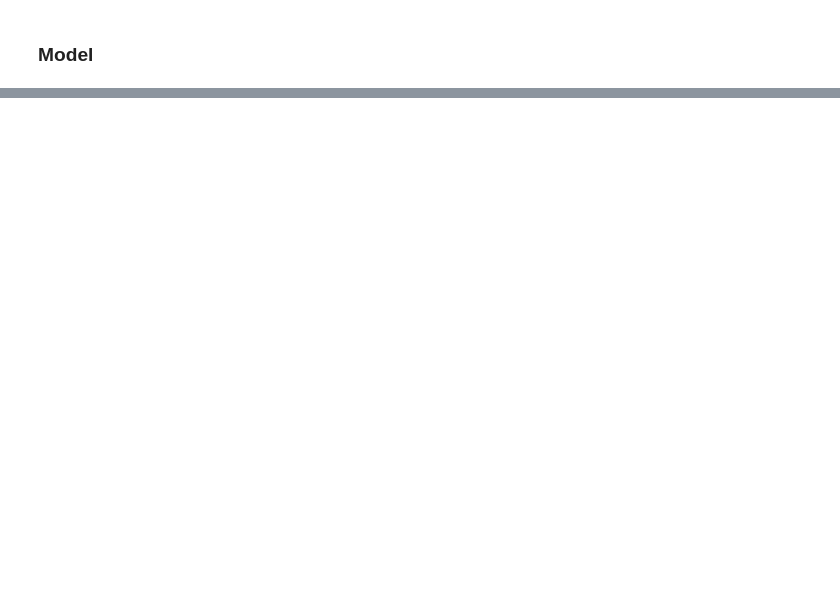
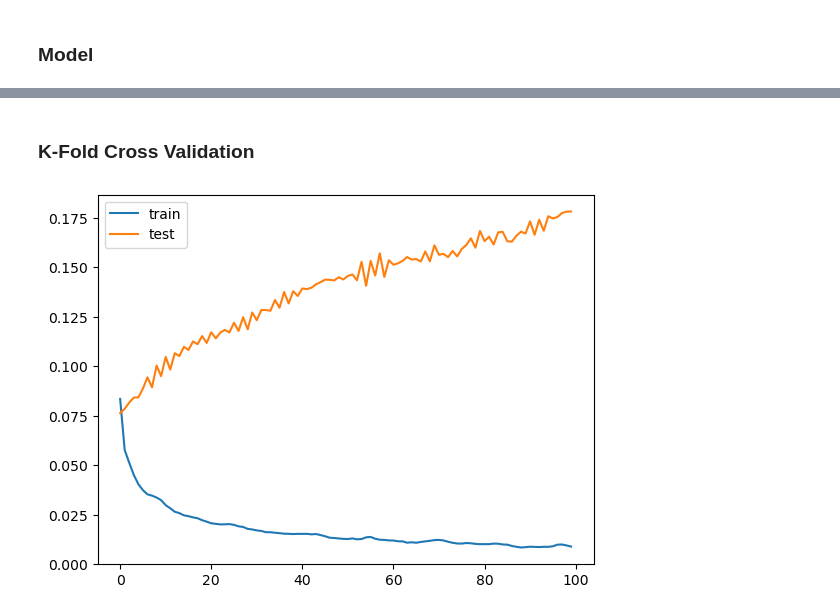
Before and after one commit to ashmitkx/iparc-seq-logistic, a Jupyter notebook: model.ipynb, the cells around one changed output, grey strips where cells are left out. Saved outputs shown, nothing was run; the diff lists cells and outputs as text; code cells hidden in the pictures; blank space fills up the shorter version.

Commit message:
add k-fold and gpu support

```diff
--- a/model.ipynb
+++ b/model.ipynb
@@ -50,12 +41,6 @@ class IPARC(Dataset):
             'operation': torch.stack([x['operation'] for x in batch]),
             'kernel': torch.stack([x['kernel'] for x in batch]),
         }
-
-train_dataset = IPARC(train_df)
-test_dataset = IPARC(test_df)
-
-train_loader = DataLoader(train_dataset, batch_size=8, shuffle=True)
-test_loader = DataLoader(test_dataset, batch_size=8, shuffle=False)
 # %% [markdown]
 ### Model
 # %%
@@ -167,0 +148,42 @@ Epoch 50/50, Train Loss: 0.1909, Test Loss: 2.9165
+# %% [markdown]
+### K-Fold Cross Validation
+# %%
+df = pd.read_json(file)
+df.head(1)
+df = df.sample(frac=1)  # shuffle
+# %%
+def k_fold(df, n_c, hidden_size, epochs=10, lr=0.01, k=1, idx=0):
+    window = k
+    test_df = df[idx * window:(idx + 1) * window]
+    train_df = pd.concat([df[:idx * window], df[(idx + 1) * window:]])
+
+    train_loader = DataLoader(IPARC(train_df), batch_size=8, shuffle=True, collate_fn=IPARC.collate)
+    test_loader = DataLoader(IPARC(test_df), batch_size=8, shuffle=False, collate_fn=IPARC.collate)
+
+    model = Model(n_c, hidden_size)
+    losses = train(model, train_loader, test_loader, epochs, lr)
+
+    return losses
+# %%
+n_epochs = 100
+k = 4
+
+loss_dict = {'train': np.zeros(n_epochs), 'test': np.zeros(n_epochs)}
+
+for i in (pbar := tqdm(range(len(df) // k))):
+    losses = k_fold(df, n_c, hidden_size, epochs=n_epochs, lr=0.01, k=k, idx=i)
+    loss_dict['train'] += np.array(losses['train'])
+    loss_dict['test'] += np.array(losses['test'])
+    pbar.set_description(
+        f'Loss Train: {losses["train"][-1]:.4f}, Loss Test: {losses["test"][-1]:.4f}'
+    )
+
+loss_dict['train'] /= len(df) // k
+loss_dict['test'] /= len(df) // k
+
+plt.plot(loss_dict['train'], label='train')
+plt.plot(loss_dict['test'], label='test')
+plt.legend()
+plt.show()
+# %% [output]
+[figure, added]
```
Also changed, not shown: parts of 8 cells of this notebook.
